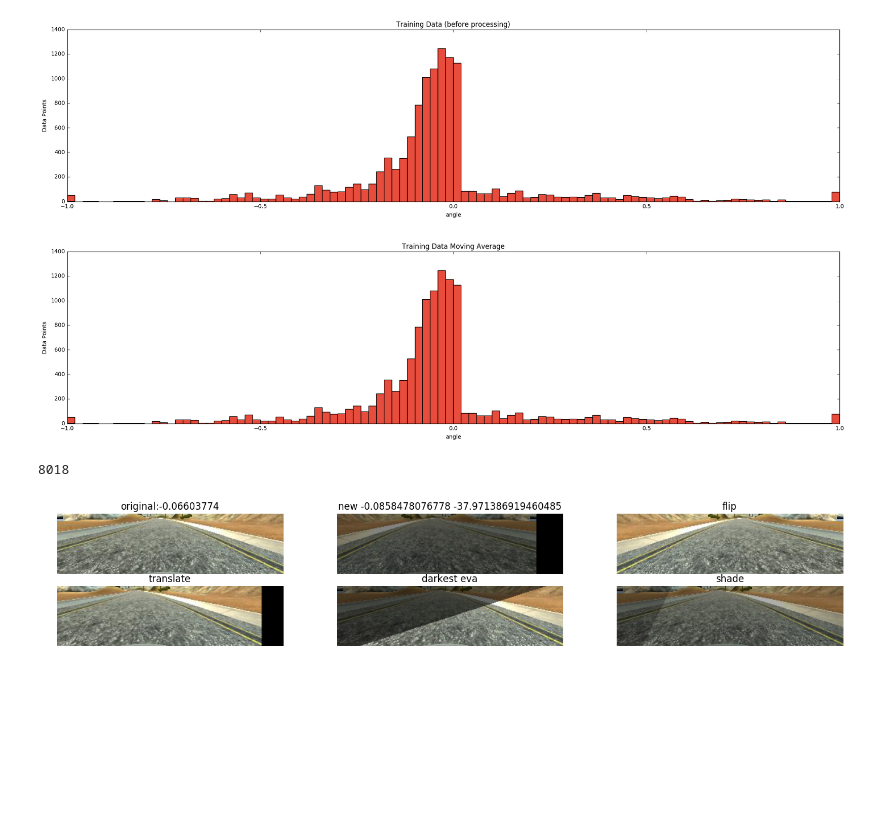
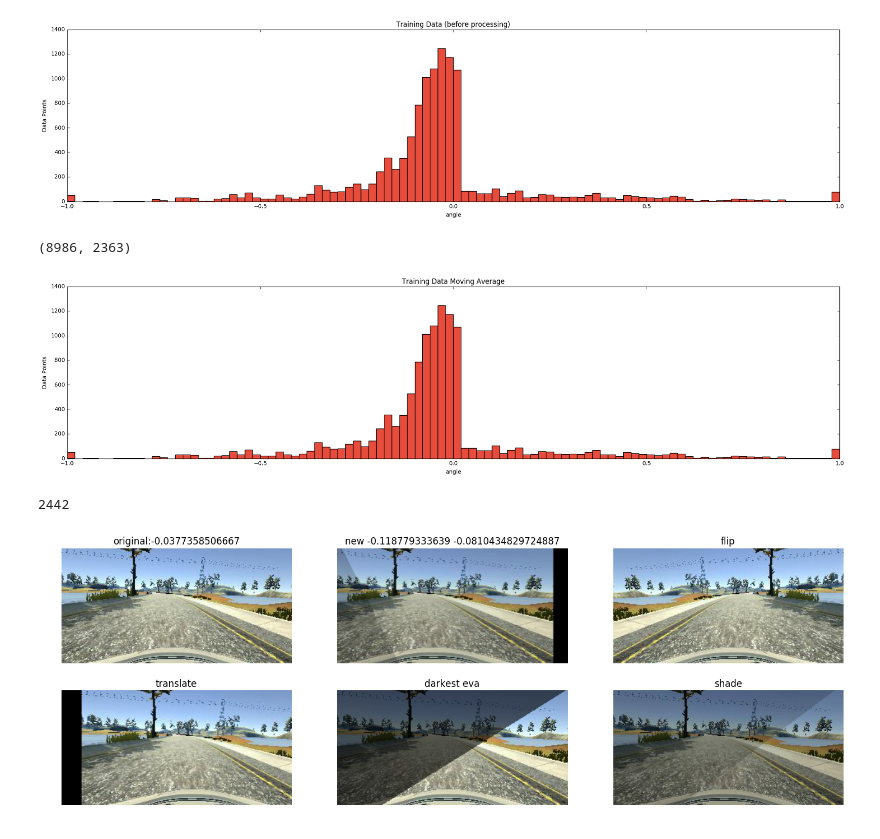
Before and after one commit to AnmolMago/Self-Driving-Car, a Jupyter notebook: Computer Vision and Deep Learning/Behavioral-Cloning-P3/SDCND Behavioural Cloning.ipynb, the cells around one changed output. Drawn from its saved outputs; the diff is of its cells as text; code cells hidden in the pictures; blank space fills up the shorter version.

```diff
--- a/Computer Vision and Deep Learning/Behavioral-Cloning-P3/SDCND Behavioural Cloning.ipynb
+++ b/Computer Vision and Deep Learning/Behavioral-Cloning-P3/SDCND Behavioural Cloning.ipynb
@@ -30,5 +28,6 @@ Using TensorFlow backend.
 # %%
 # Load Data
+# TRAINING_DIR = "/home/carnd/CarND-Behavioral-Cloning-P3/Training Data/"
 TRAINING_DIR = "/Users/Mango/Documents/Development/Learning Plus Challenges/SDC/Term 1/CarND-Behavioral-Cloning-P3/Training Data/"
 
 def load_data(file_path):
@@ -37,14 +36,17 @@ def load_data(file_path):
     with open(TRAINING_DIR + file_path) as logs:
         img_col, steering_col, speed_col = 0, 3, 6
         for log in csv.reader(logs):
+            path = log[img_col]
+#             path = path.replace('/Users/Mango/Documents/Development/Learning Plus Challenges/SDC/Term 1/', '/home/carnd/')
             try:
-                if not os.path.isfile(log[img_col]):
+                if not os.path.isfile(path):
+                    print(path)
                     continue
                 if float(log[speed_col]) < 0.001:
                     continue
                 if float(float(log[steering_col])) == 0 and random.randint(0,5) < 5:
                     continue
-                X_data.append(log[img_col])
+                X_data.append(path)
                 y_data.append(float(log[steering_col]))
             except ValueError:
                 pass
@@ -53,5 +55,5 @@ def load_data(file_path):
 X_data, y_data = load_data('driving_log.csv')
 X_recover, y_recover = load_data('recovery/driving_log.csv')
 
-print(len(np.append(y_data, y_recover)), "logs found")
+print(len(y_data), len(y_recover), len(np.append(y_data, y_recover))), "logs found")
 # %% [output]
@@ -82,7 +84,7 @@ def read_img(img_path, augmented=False):
     img = cv2.cvtColor(img,cv2.COLOR_BGR2RGB)
     if augmented:
         return img
-    return img[55:140]
+    return img#[55:140]
 
 def write_img(img, img_path):
     img = cv2.cvtColor(img,cv2.COLOR_RGB2BGR)
@@ -103,7 +105,7 @@ def augment_translation(img, steering):
     Trans_M = np.float32([[1,0,t_x],[0,1,0]])
     image_tr = cv2.warpAffine(img,Trans_M,(cols,rows))
 
-    return image_tr, steering, t_x
+    return image_tr, steering, t_x/TRANS_RANGE*2*.2
 
 def augment_brightness_and_shadow(img):
     img, bright = augment_brightness(img)
@@ -151,55 +153,62 @@ def moving_average(data, n=3):
     ma[n:] = ma[n:] - ma[:-n]
     return np.append(ma[:n - 1], ma[n - 1:] / n)
 
-def augment_image(img, steering):
+def augment_image(img, steering, metadata=None):
+    steering_old = steering
     img, steering = augment_flip(img, steering)
+    flipped = steering != steering_old
     img, steering, t_x = augment_translation(img, steering)
 
     img = augment_brightness_and_shadow(img)
-    return img, steering, t_x
+    if metadata is None:
+        return img, steering, t_x
+    else:
+        return img, steering, (metadata, flipped, t_x)
 # %%
 # Test Preprocessing Part 1
 
 y_data_ma = moving_average(y_data)
 y_recover_ma = moving_average(y_recover)
 generate_graph(np.append(y_data, y_recover), title='Training Data Moving Average')
+len(y_data), len(y_recover)
 # %% [output]
+(8986, 2363)
 [figure]
 # %%
 # Test Preprocessing Part 2
-def compare_images(images, rows=2, cols=None, figsize=None:
+def compare_images(images, rows=2, cols=None, figsize=None):
     img_count = len(images)
     if cols is None:
         cols = img_count
     if figsize is None:
-
+        figsize=(3*len(images), 6)
     fig, axs = plt.subplots(rows, cols, figsize=figsize)
     for row in range(len(axs)):
         colsize = len(axs[row])
         for col in range(colsize):
             index = colsize*row + col
             axs[row][col].axis('off')
             axs[row][col].set_title(images[index][0])
             axs[row][col].imshow(images[index][1].squeeze())
 
 
 
-index = 8018 # random.randint(0, len(X_data)-1) # 28th
+index = random.randint(0, len(X_data)-1) # 28th
 print(index)
 o_img, o_lbl = read_img(X_data[index]), y_data_ma[index]
 
 aug_img, steer, t_x = augment_image(o_img, o_lbl)
 
 images = [
     ('original:' + str(o_lbl), o_img),
     ('new ' + str(steer) + ' ' + str(t_x),      aug_img),
     ('flip',                   augment_flip(o_img, o_lbl)[0]),
     ('translate',              augment_translation(o_img, o_lbl)[0]),
     ('darkest eva',             augment_shadow(o_img, .4)),
     ('shade',                  augment_brightness_and_shadow(o_img)),
 ]
 
 compare_images(images, 2, 3)
 # %% [output]
-8018
+2442
-[figure, old version]
+[figure, new version]
```
Also changed, not shown: parts of 8 cells of this notebook, 1 other file.
